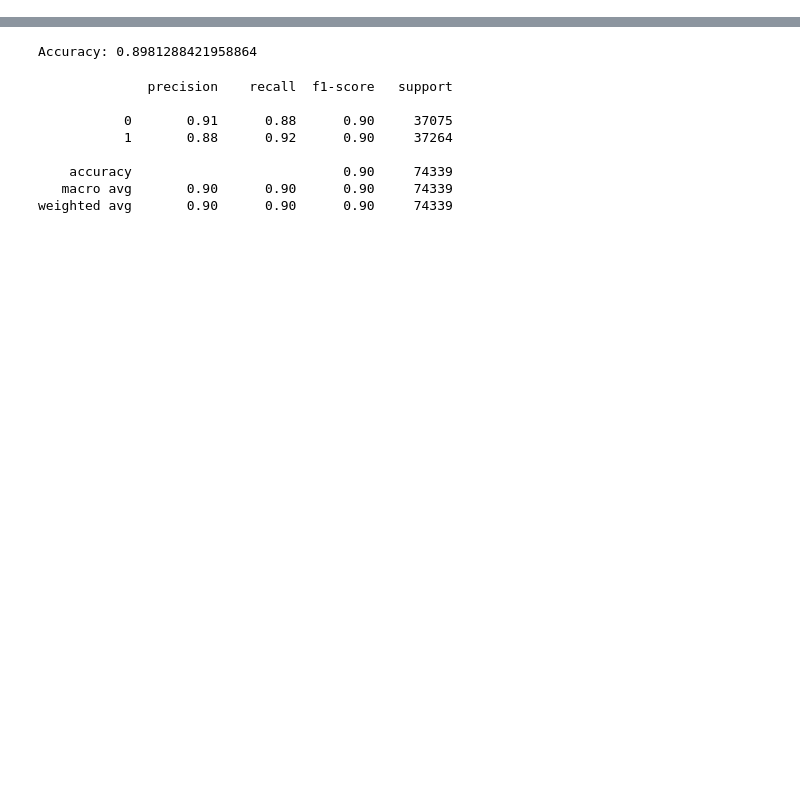
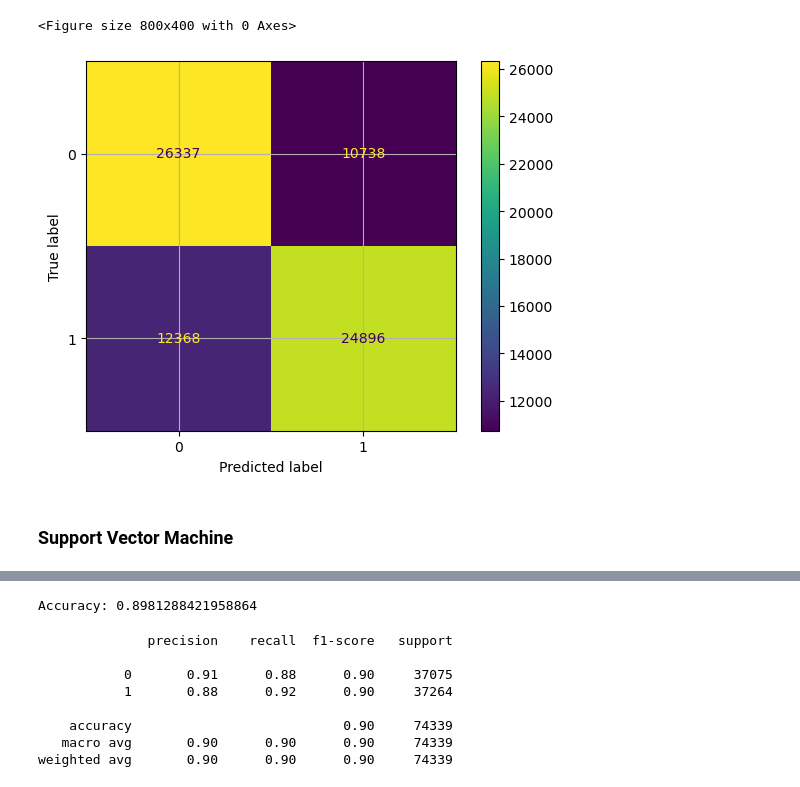
Before and after one commit to AnaNofuentes/Text-Analyzer-Human-vs-AI, a Jupyter notebook: texto_sin_outliers_normalizado.ipynb, the cells around one changed output, grey strips where cells are left out. Saved outputs shown, nothing was run; the diff lists cells and outputs as text; code cells hidden in the pictures; blank space fills up the shorter version.

```diff
--- a/texto_sin_outliers_normalizado.ipynb
+++ b/texto_sin_outliers_normalizado.ipynb
@@ -240,4 +64,0 @@ from xgboost import XGBClassifier
-# %%
-# Crear y ajustar el modelo XGBoost para clasificación
-xgboost_model = XGBClassifier()
-xgboost_model.fit(X_train_dtm, y_train)
@@ -258,0 +75,5 @@ pred_xgboost_model = xgboost_model.predict(X_test_dtm)
+# %%
+# Normalizamos
+Norm = MaxAbsScaler()
+X_train_norm= Norm.fit_transform(X_train_dtm)
+X_test_norm = Norm.transform(X_test_dtm)
@@ -258,0 +107,15 @@ pred_xgboost_model = xgboost_model.predict(X_test_dtm)
+# %%
+# obtenemos la matriz de decisión del primer modelo
+
+matriz1=confusion_matrix(y_test, pred_nb_model)
+matriz1
+disp = ConfusionMatrixDisplay(confusion_matrix=matriz1)
+plt.figure(figsize=(8, 4))
+disp.plot(cmap='viridis')
+plt.grid(True)
+plt.show()
+# %% [output]
+<Figure size 800x400 with 0 Axes>
+[figure, added]
+# %% [markdown]
+### Support Vector Machine
```
Also changed, not shown: parts of 52 cells of this notebook, 3 other files.
